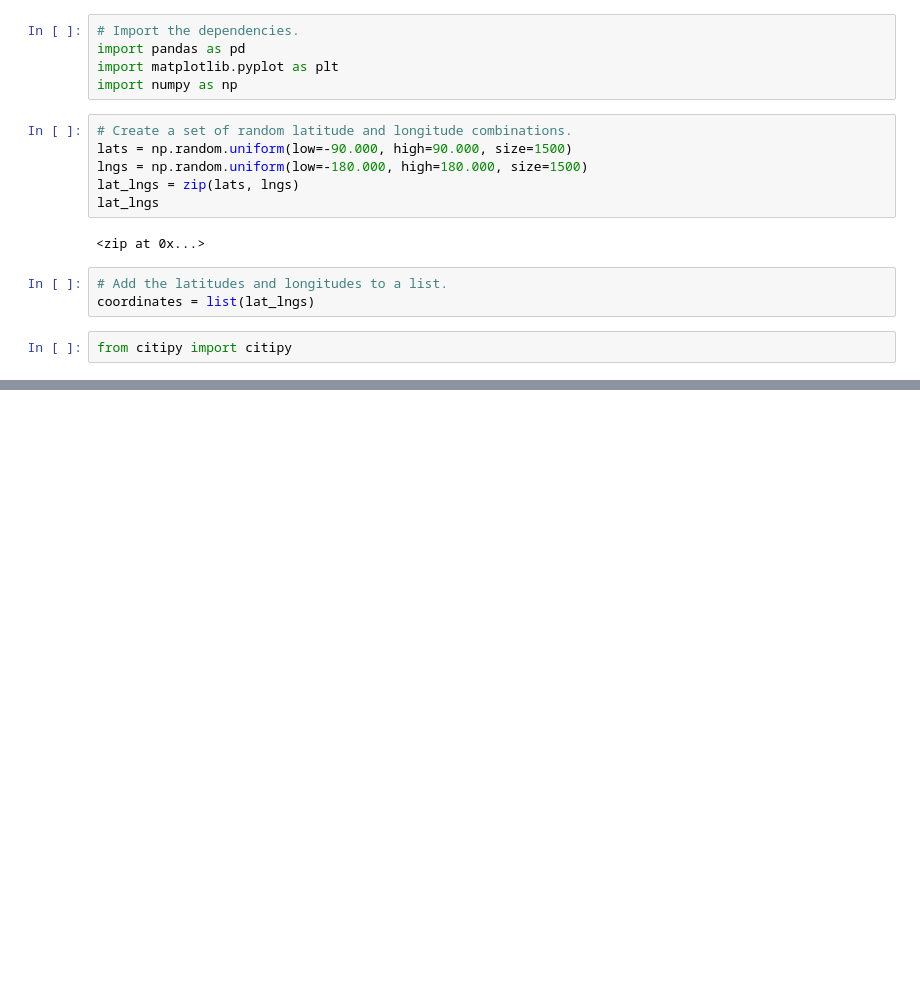
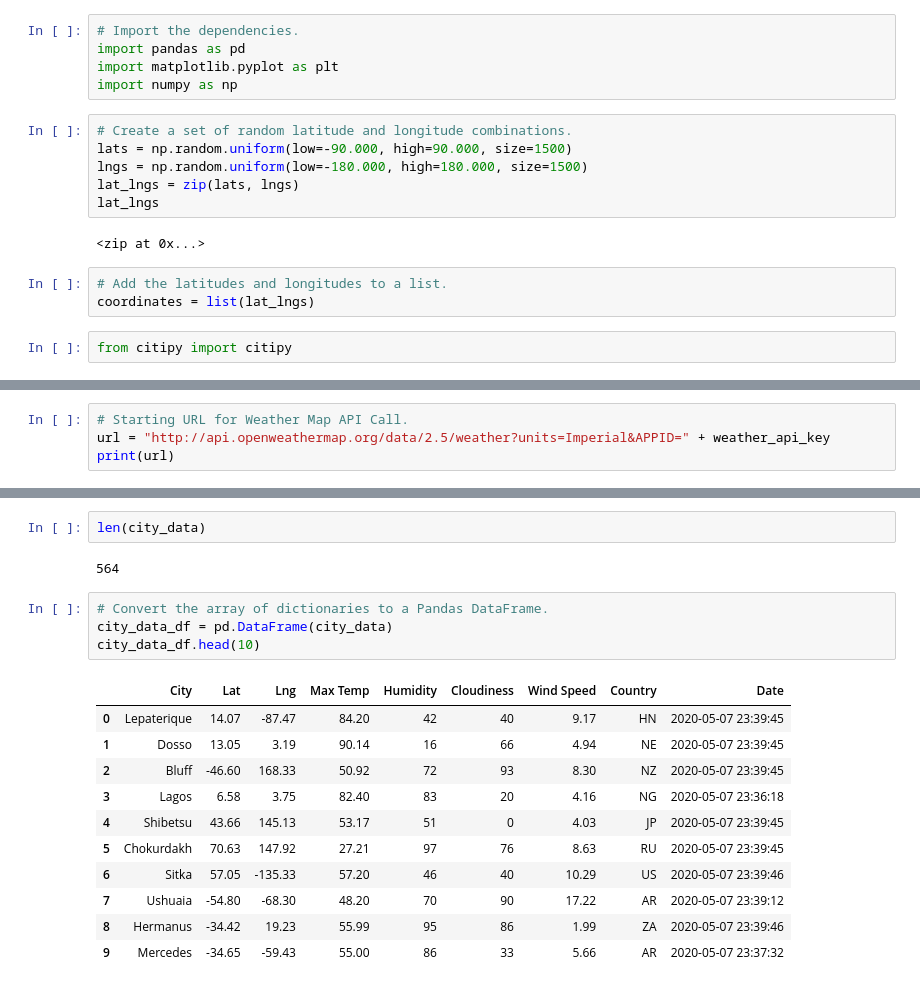
Before and after one commit to davidwcampbell/World_Weather_Analysis, a Jupyter notebook: WeatherPy.ipynb, the cells around one changed output, grey strips where cells are left out. Cells and saved outputs as stored; diff of their text form; blank space fills up the shorter version.

Commit message:
Modifying .gitignore and adding WeatherPy file.

```diff
--- a/WeatherPy.ipynb
+++ b/WeatherPy.ipynb
@@ -32,0 +39,4 @@ len(cities)
+# %%
+# Starting URL for Weather Map API Call.
+url = "http://api.openweathermap.org/data/2.5/weather?units=Imperial&APPID=" + weather_api_key
+print(url)
@@ -32,0 +126,20 @@ len(cities)
+# %%
+len(city_data)
+# %% [output]
+564
+# %%
+# Convert the array of dictionaries to a Pandas DataFrame.
+city_data_df = pd.DataFrame(city_data)
+city_data_df.head(10)
+# %% [output]
+|  | City | Lat | Lng | Max Temp | Humidity | Cloudiness | Wind Speed | Country | Date |
+| 0 | Lepaterique | 14.07 | -87.47 | 84.20 | 42 | 40 | 9.17 | HN | 2020-05-07 23:39:45 |
+| 1 | Dosso | 13.05 | 3.19 | 90.14 | 16 | 66 | 4.94 | NE | 2020-05-07 23:39:45 |
+| 2 | Bluff | -46.60 | 168.33 | 50.92 | 72 | 93 | 8.30 | NZ | 2020-05-07 23:39:45 |
+| 3 | Lagos | 6.58 | 3.75 | 82.40 | 83 | 20 | 4.16 | NG | 2020-05-07 23:36:18 |
+| 4 | Shibetsu | 43.66 | 145.13 | 53.17 | 51 | 0 | 4.03 | JP | 2020-05-07 23:39:45 |
+| 5 | Chokurdakh | 70.63 | 147.92 | 27.21 | 97 | 76 | 8.63 | RU | 2020-05-07 23:39:45 |
+| 6 | Sitka | 57.05 | -135.33 | 57.20 | 46 | 40 | 10.29 | US | 2020-05-07 23:39:46 |
+| 7 | Ushuaia | -54.80 | -68.30 | 48.20 | 70 | 90 | 17.22 | AR | 2020-05-07 23:39:12 |
+| 8 | Hermanus | -34.42 | 19.23 | 55.99 | 95 | 86 | 1.99 | ZA | 2020-05-07 23:39:46 |
+| 9 | Mercedes | -34.65 | -59.43 | 55.00 | 86 | 33 | 5.66 | AR | 2020-05-07 23:37:32 |
```
Also changed, not shown: parts of 7 cells of this notebook, 3 other files.
